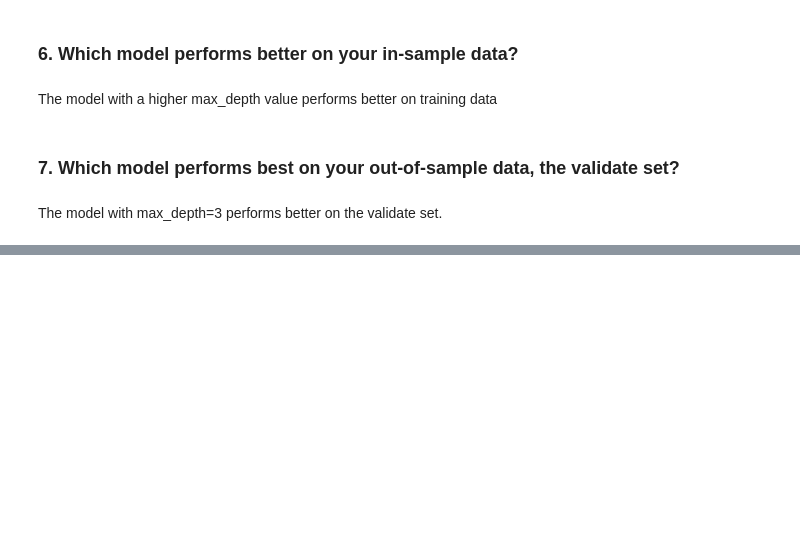
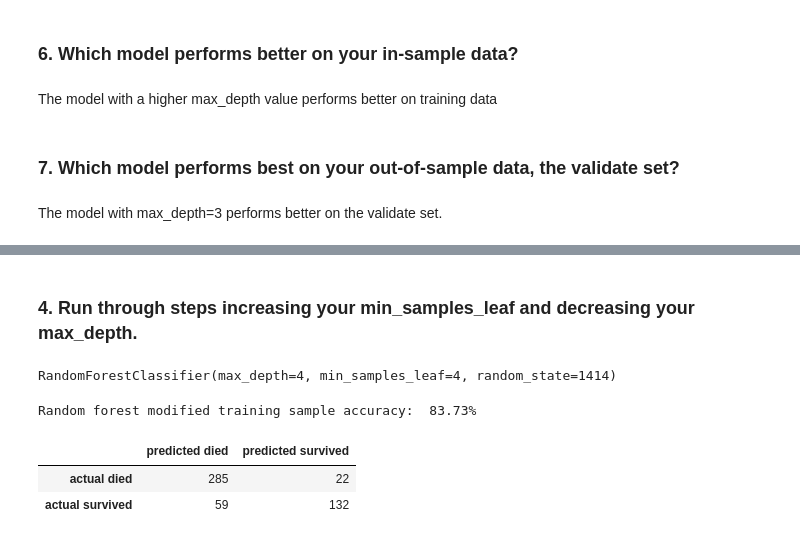
Before and after one commit to david-ryan-alviola/classification-exercises, a Jupyter notebook: model.ipynb, the cells around one changed output, grey strips where cells are left out. Cells and saved outputs as stored; diff of their text form; code cells hidden in the pictures; blank space fills up the shorter version.

```diff
--- a/model.ipynb
+++ b/model.ipynb
@@ -307,0 +378,22 @@ weighted avg       0.74      0.74      0.74       214
+# %% [markdown]
+### 4. Run through steps increasing your min_samples_leaf and decreasing your max_depth.
+# %%
+rf_modify = RandomForestClassifier(n_estimators=100, bootstrap=True, class_weight=None, criterion="gini",
+                            min_samples_leaf=4, max_depth=4, random_state=1414)
+# %%
+rf_modify.fit(X_train, y_train)
+# %% [output]
+RandomForestClassifier(max_depth=4, min_samples_leaf=4, random_state=1414)
+# %%
+print(f"Random forest modified training sample accuracy:  {rf_modify.score(X_train, y_train):.2%}")
+# %% [output]
+Random forest modified training sample accuracy:  83.73%
+# %%
+y_rf_modify_pred = rf_modify.predict(X_train)
+# %%
+pd.DataFrame(confusion_matrix(y_train, y_rf_modify_pred, labels=(0, 1)),
+             index=['actual died', 'actual survived'], columns=['predicted died', 'predicted survived'])
+# %% [output]
+|  | predicted died | predicted survived |
+| actual died | 285 | 22 |
+| actual survived | 59 | 132 |
```
Also changed, not shown: parts of 25 cells of this notebook, 1 other file.
